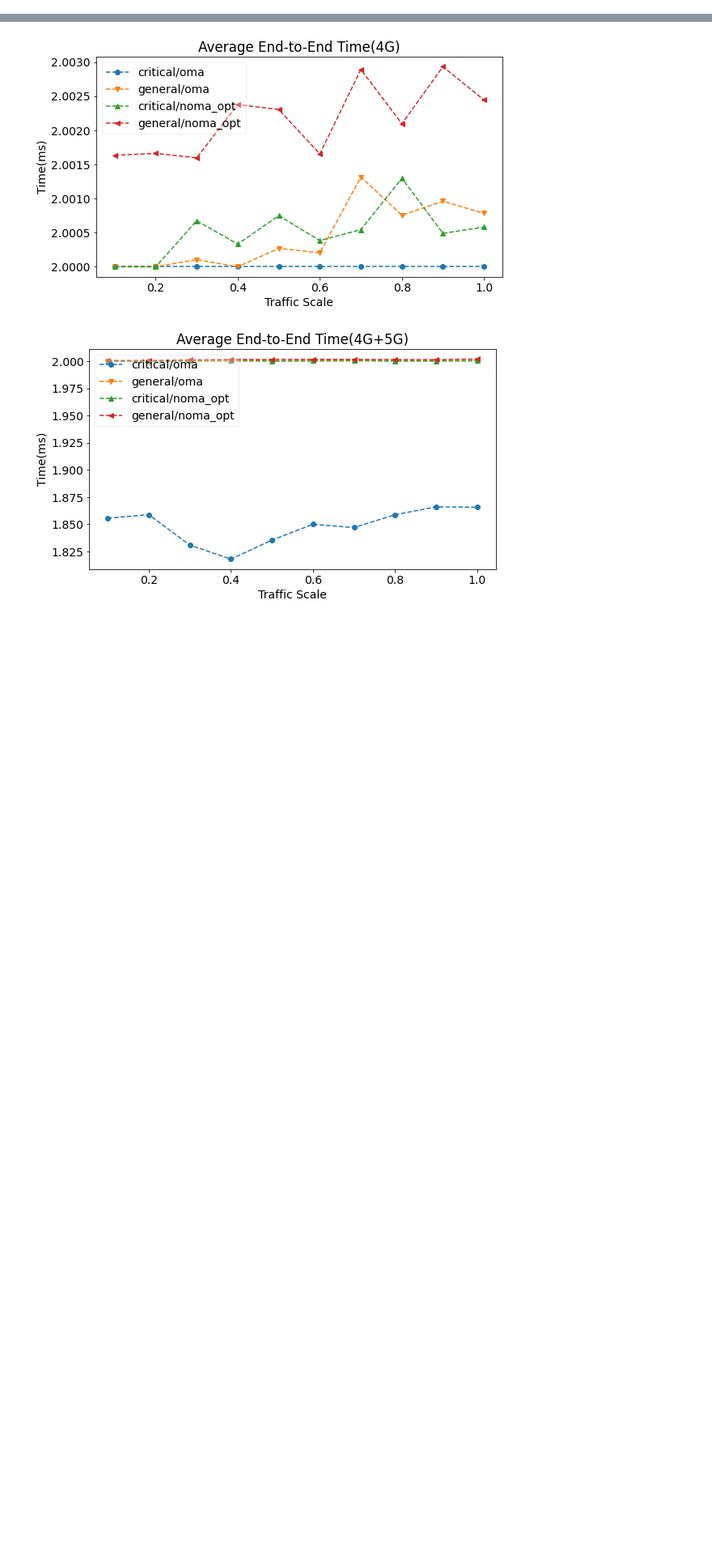
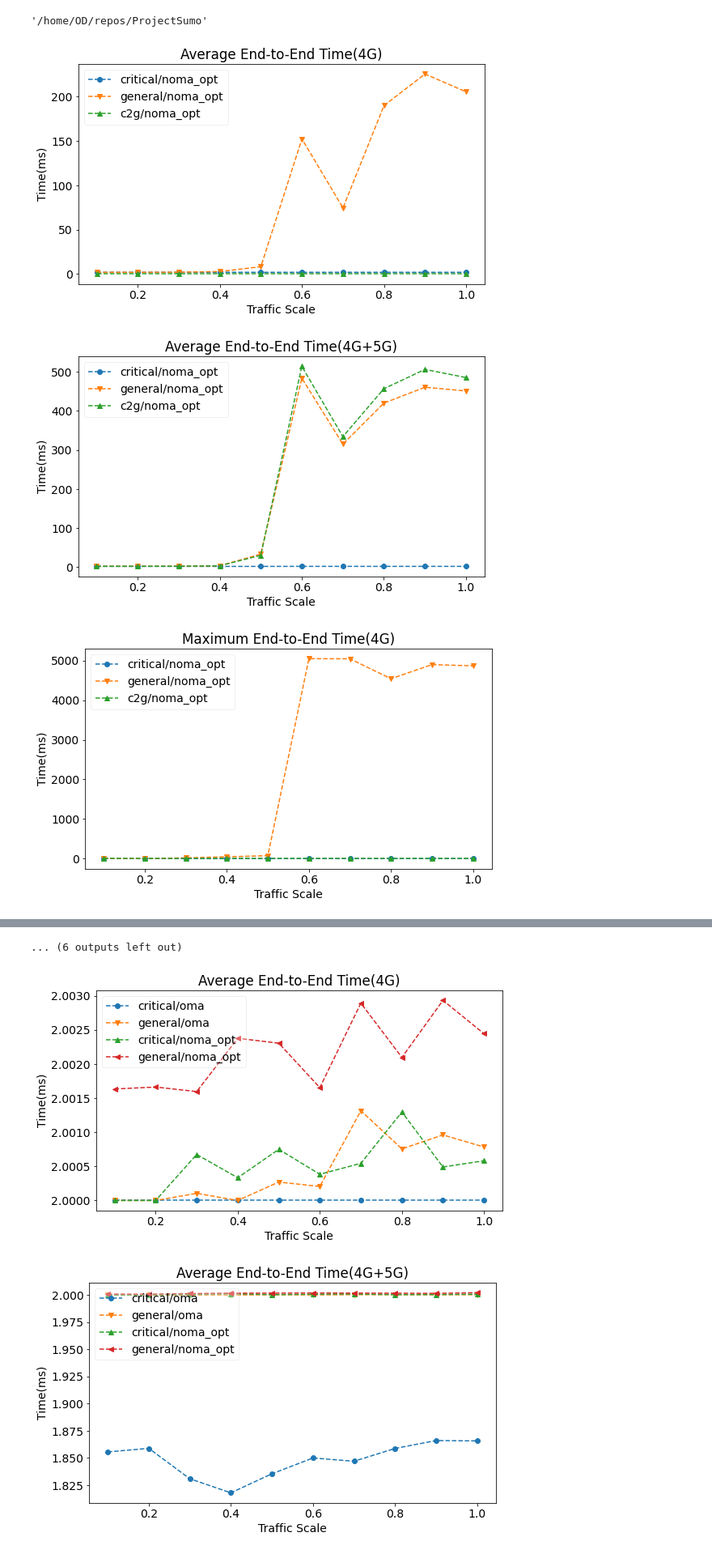
Before and after one commit to ODD2/ProjectSumo, a Jupyter notebook: graph.ipynb, the cells around one changed output, grey strips where cells are left out. Shown at 81% size. Saved outputs shown, nothing was run; the diff lists cells and outputs as text; code cells hidden in the pictures; blank space fills up the shorter version.

Commit message:
Modified od.misc.statistic to consider C2G network flow statistics

```diff
--- a/graph.ipynb
+++ b/graph.ipynb
@@ -87,11 +63,11 @@ bs_names = {
 }
 # %%
 def ExtractAbbreviations(abbrev):
-    if(abbrev == "Avg"):
+    if(abbrev.lower() == "avg"):
         return "Average"
-    elif(abbrev == "Max"):
+    elif(abbrev.lower() == "max"):
         return "Maximum"
-    elif(abbrev == "Min"):
+    elif(abbrev.lower() == "min"):
         return "Minimum"
 # %%
 def BaseStationScenario(with_rsu):
@@ -100,9 +76,14 @@ def BaseStationScenario(with_rsu):
     else:
         return  "4G"
 # %%
-s = [5,6,7,8]
-a = [t for t in ResourceAllocatorType]
-b = [False, True]
-c = [0.1, 0.2, 0.3, 0.4, 0.5, 0.6, 0.7, 0.8, 0.9, 1.0]
+seed_range = [0]
+res_alloc_type_range = [t for t in ResourceAllocatorType]
+req_rsu_range = [False, True]
+traffic_scale_range = [0.1, 0.2, 0.3, 0.4, 0.5, 0.6, 0.7, 0.8, 0.9, 1.0]
+# %%
+import os
+os.getcwd()
+# %% [output]
+'/home/OD/repos/ProjectSumo'
 # %%
 interest_config = InterestConfig(None, False, 0)
@@ -125,52 +118,78 @@ dirpath = "pics/"
 if not os.path.isdir(dirpath):
     os.mkdir(dirpath)
 # %%
+netflow_timing_report_configs = [
+    {
+        "catalog": "end-to-end",
+        "topic": "End-to-End Time",
+        "x": "Traffic Scale",
+        "y": "Time(ms)",
+        "subject": ["avg", "max", "min"]
+    },
+    {
+        "catalog": "wait-time",
+        "topic": "Wait Time in Downlink Queue",
+        "x": "Traffic Scale",
+        "y": "Time(ms)",
+        "subject": ["avg", "max", "min"]
+    },
+    {
+        "catalog": "tx-time",
+        "topic": "Transfer Time",
+        "x": "Traffic Scale",
+        "y": "Time(ms)",
+        "subject": ["avg", "max", "min"]
+    },
+]
+
+
 # intialize
 _pinf = float("inf")
 _ninf = float("-inf")
 serial = 1
-for config in sg_graph_configs:
+for config in netflow_timing_report_configs:
     catalog = config["catalog"]
     topic = config["topic"]
     subjects = config["subject"]
     for subject in subjects:
-        for _b in range(len(b)):
+        for req_rsu in req_rsu_range:
             title = "{} {}({})".format(
                 ExtractAbbreviations(subject),
                 topic,
-                BaseStationScenario(b[_b])
+                BaseStationScenario(req_rsu)
             )
             plt.figure(serial, figsize=(9, 5))
             plt.xlabel(config["x"])
             plt.ylabel(config["y"])
             plt.title(title)
             line_no = 0
-            for _a in range(len(a)):
-                for sg in SocialGroup:
+            for res_alloc_type in [ResourceAllocatorType.NOMA_OPT]:
+                for nft in NetFlowType:
                     y = []
-                    x = c
-                    for _c in range(len(c)):
+                    x = traffic_scale_range
+                    for traffic_scale in traffic_scale_range:
                         value = []
-                        for _s in range(len(s)):
-                            print(stats[_s][_a][_b][5]["veh_recv_intact_appdata_trip"][sg]["avg"])
+                        for seed in seed_range:
+                            v = stats[seed][res_alloc_type][req_rsu][traffic_scale][catalog][nft.name][subject]
                             if v == _pinf or v == _ninf:
                                 v = 0
                             value.append(v*1000)
-                        value.sort()
-                        drop_elements= math.floor(math.floor(len(value)/2)/2)
-
-                        y.append(sum(value[drop_elements:-drop_elements])/(len(s)-2*drop_elements))
+                        y.append(sum(value)/len(seed_range))
                     plt.plot(
                         x,
                         y,
                         GetLineMarkerStyle(line_no),
                         label="{}/{}".format(
-                              str(sg).lower(),
-                              a[_a].name.lower(),
+                              nft.name.lower(),
+                              res_alloc_type.name.lower(),
                         )
                     )
                     line_no += 1
             plt.legend(loc='upper left', bbox_to_anchor=(0, 1))
             plt.savefig('{}/{}.pdf'.format(dirpath, title))
             serial += 1
 plt.show()
+# %% [output]
+[figure, added]
+[figure, added]
+[figure, added]
@@ -177,3 +205,4 @@ plt.show()
+... (6 outputs left out)
 # %%
 # intialize
 _pinf = float("inf")
```
Also changed, not shown: parts of 4 cells of this notebook, 4 other files.
